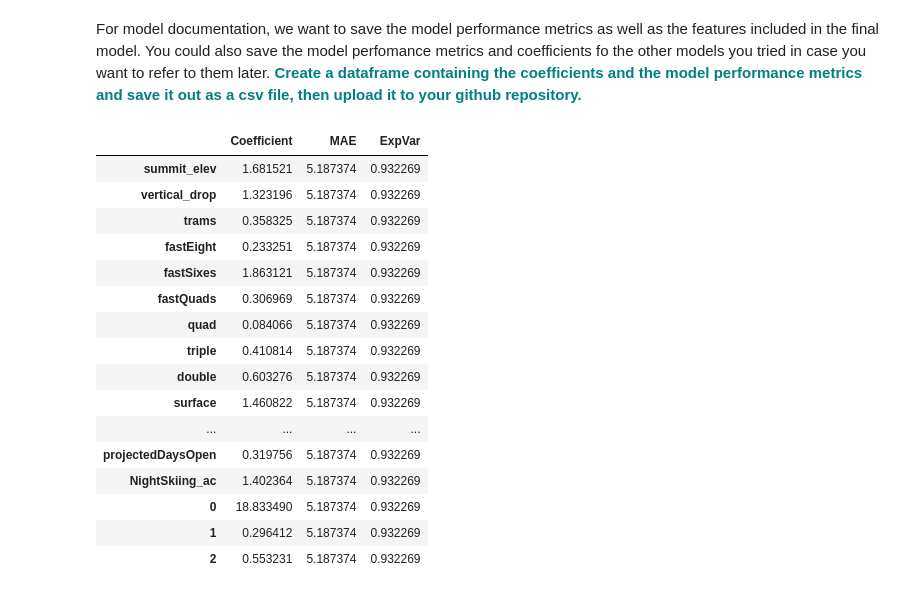
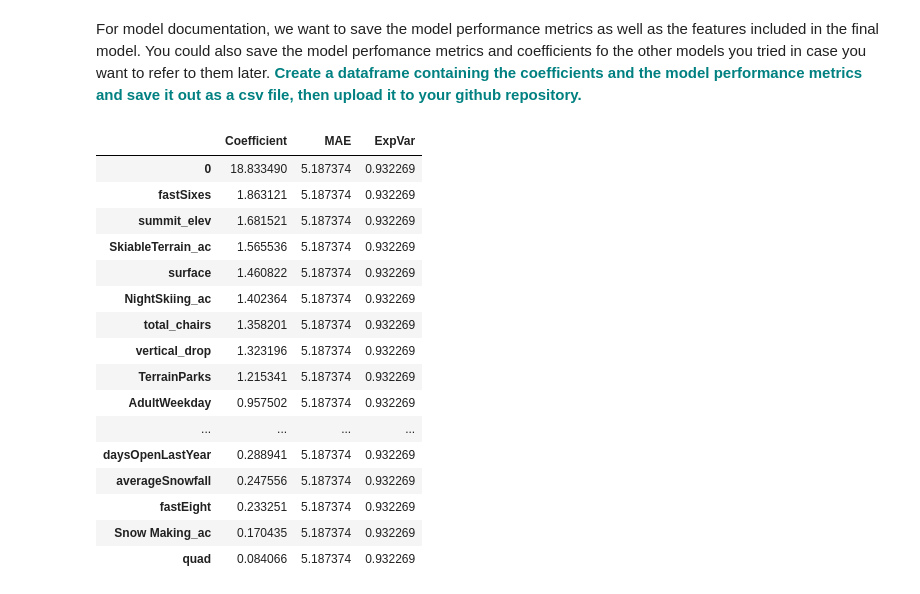
Before and after one commit to mkosik89/Springboard, a Jupyter notebook: GuidedCapstone/Notebook_stepsix.ipynb, the cells around one changed output. Cells and saved outputs as stored; diff of their text form; code cells hidden in the pictures.

```diff
--- a/GuidedCapstone/Notebook_stepsix.ipynb
+++ b/GuidedCapstone/Notebook_stepsix.ipynb
@@ -197,23 +217,23 @@ coeff_df = pd.DataFrame(abs(pipe.named_steps['linearregression'].coef_),
 coeff_df['MAE'] = mean_absolute_error(y_test, y_pred)
 coeff_df['ExpVar'] = explained_variance_score(y_test, y_pred)
 coeff_df.to_csv('model_metrics.csv',index=False)
-# %%
-coeff_df
-# %% [output]
-|  | Coefficient | MAE | ExpVar |
-| summit_elev | 1.681521 | 5.187374 | 0.932269 |
-| vertical_drop | 1.323196 | 5.187374 | 0.932269 |
-| trams | 0.358325 | 5.187374 | 0.932269 |
-| fastEight | 0.233251 | 5.187374 | 0.932269 |
-| fastSixes | 1.863121 | 5.187374 | 0.932269 |
-| fastQuads | 0.306969 | 5.187374 | 0.932269 |
-| quad | 0.084066 | 5.187374 | 0.932269 |
-| triple | 0.410814 | 5.187374 | 0.932269 |
-| double | 0.603276 | 5.187374 | 0.932269 |
-| surface | 1.460822 | 5.187374 | 0.932269 |
-| ... | ... | ... | ... |
-| projectedDaysOpen | 0.319756 | 5.187374 | 0.932269 |
-| NightSkiing_ac | 1.402364 | 5.187374 | 0.932269 |
-| 0 | 18.833490 | 5.187374 | 0.932269 |
-| 1 | 0.296412 | 5.187374 | 0.932269 |
-| 2 | 0.553231 | 5.187374 | 0.932269 |
+# %%
+coeff_df.sort_values('Coefficient',ascending=False)
+# %% [output]
+|  | Coefficient | MAE | ExpVar |
+| 0 | 18.833490 | 5.187374 | 0.932269 |
+| fastSixes | 1.863121 | 5.187374 | 0.932269 |
+| summit_elev | 1.681521 | 5.187374 | 0.932269 |
+| SkiableTerrain_ac | 1.565536 | 5.187374 | 0.932269 |
+| surface | 1.460822 | 5.187374 | 0.932269 |
+| NightSkiing_ac | 1.402364 | 5.187374 | 0.932269 |
+| total_chairs | 1.358201 | 5.187374 | 0.932269 |
+| vertical_drop | 1.323196 | 5.187374 | 0.932269 |
+| TerrainParks | 1.215341 | 5.187374 | 0.932269 |
+| AdultWeekday | 0.957502 | 5.187374 | 0.932269 |
+| ... | ... | ... | ... |
+| daysOpenLastYear | 0.288941 | 5.187374 | 0.932269 |
+| averageSnowfall | 0.247556 | 5.187374 | 0.932269 |
+| fastEight | 0.233251 | 5.187374 | 0.932269 |
+| Snow Making_ac | 0.170435 | 5.187374 | 0.932269 |
+| quad | 0.084066 | 5.187374 | 0.932269 |
```
Also changed, not shown: parts of 3 cells of this notebook, 16 other files.
